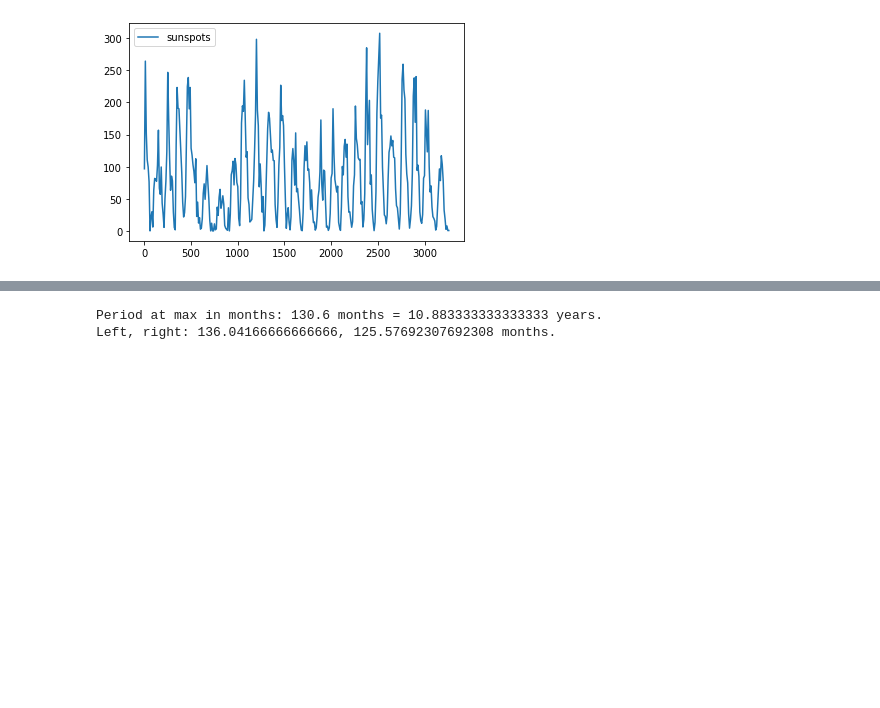
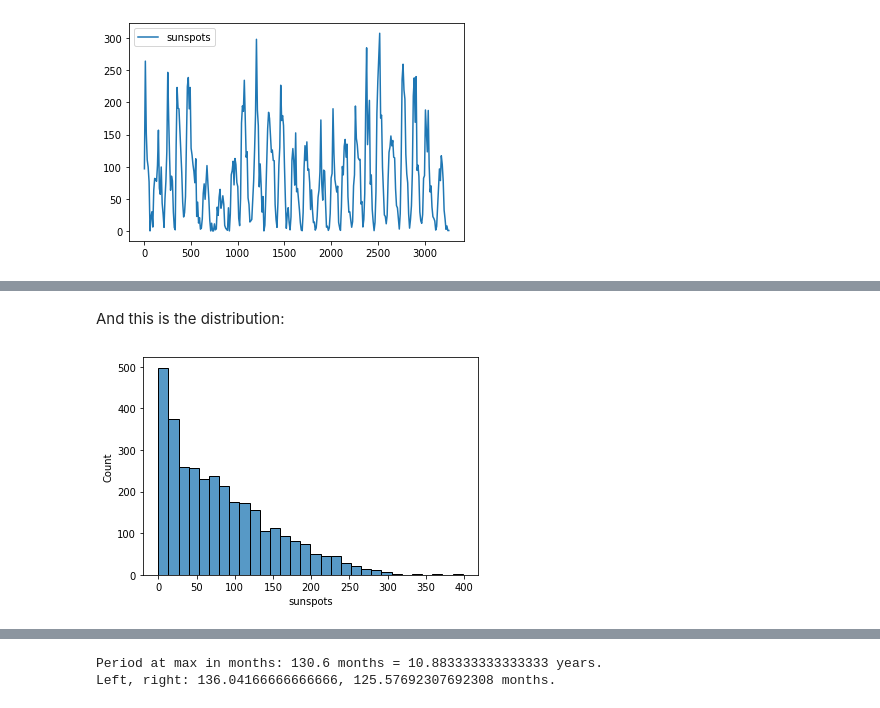
Before and after one commit to vivecalindahl/timeseries-prediction, a Jupyter notebook: rnn-lstm-forecasting.ipynb, the cells around one changed output, grey strips where cells are left out. Saved outputs shown, nothing was run; the diff lists cells and outputs as text; code cells hidden in the pictures; blank space fills up the shorter version.

```diff
--- a/rnn-lstm-forecasting.ipynb
+++ b/rnn-lstm-forecasting.ipynb
@@ -134,0 +159,6 @@ sns.lineplot(data=df[::10],);
+# %% [markdown]
+And this is the distribution:
+# %%
+sns.histplot(df.sunspots);
+# %% [output]
+[figure, added]
```
Also changed, not shown: parts of 120 cells of this notebook.
